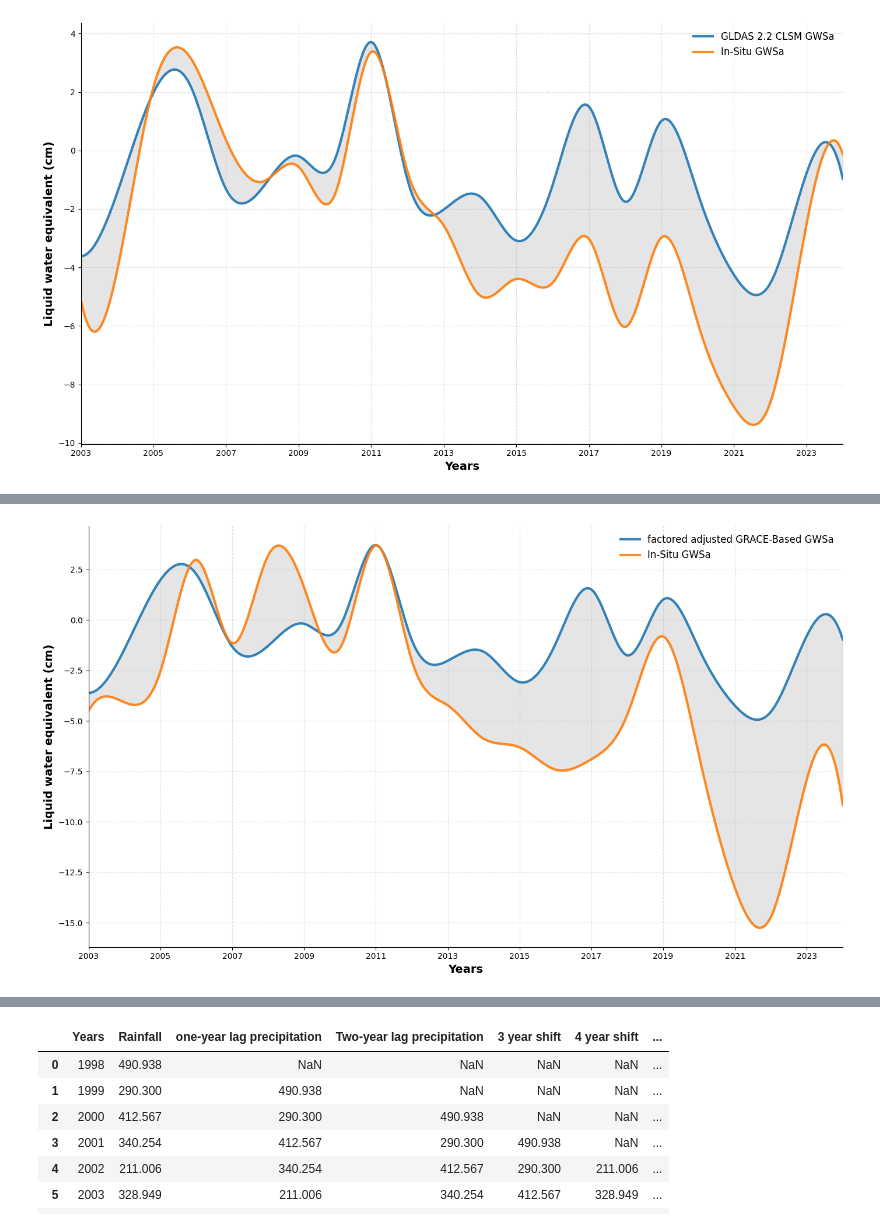
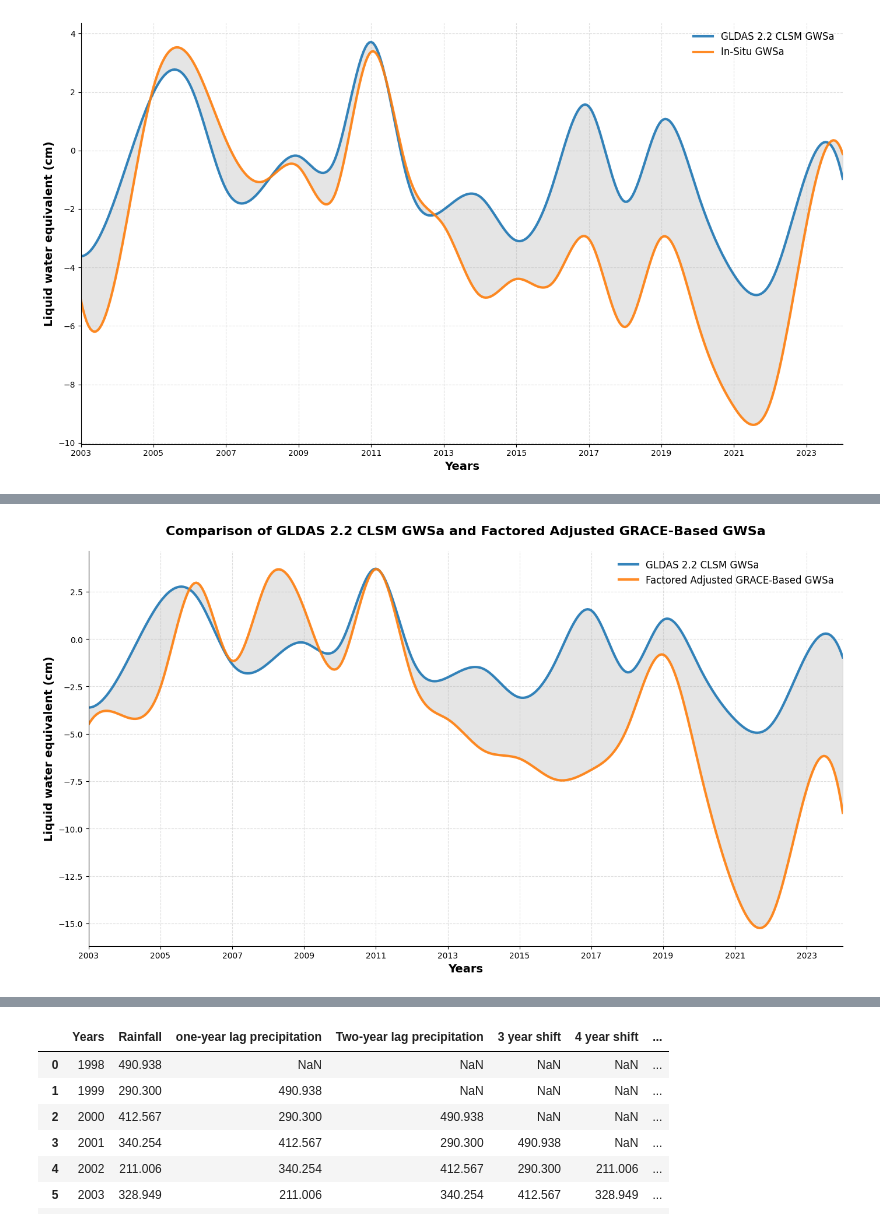
Before and after one commit to anomaitech/GSL-basin, a Jupyter notebook: figures.ipynb, the cells around one changed output, grey strips where cells are left out. Cells and saved outputs as stored; diff of their text form; code cells hidden in the pictures.

```diff
--- a/figures.ipynb
+++ b/figures.ipynb
@@ -708,58 +822,55 @@ import matplotlib.pyplot as plt
 from scipy.interpolate import make_interp_spline
 
 # === Load the data ===
-gldas = pd.read_excel(
-    '/content/region-gwsa-raw-and-adjusted data GSLB.xlsx',
-    sheet_name='GLDAS 2.2'
-)
-
-
+# Data is already loaded as 'gldas' from '/content/region-gwsa-raw-and-adjusted data GSLB.xlsx', sheet_name='GLDAS 2.2'
 
 # === Plot function ===
-def plot_factored_vs_unfactored(df):
+def plot_gldas_factored_comparison(df):
     """
-    Plot Years vs Factored and Unfactored Adjusted GRACE GWSa with smoothing spline,
-    removing NaN values and showing ticks every 2 years.
+    Plot Years vs GLDAS 2.2 CLSM GWSa and factored adjusted GRACE-Based GWSa
+    with smoothing spline, removing NaN values and showing ticks every 2 years.
     """
     plt.style.use('default')
     fig, ax = plt.subplots(figsize=(14, 8))
 
     # Clean data and remove NaNs
     cols = ['Years', 'GLDAS 2.2 CLSM GWSa', 'factored adjusted GRACE-Based GWSa']
-    clean_df = df[cols].dropna(subset=['Years'])
+    clean_df = df[cols].dropna(subset=['Years', 'GLDAS 2.2 CLSM GWSa', 'factored adjusted GRACE-Based GWSa']) # Drop rows with NaN in either of the two key columns
     clean_df['Years'] = pd.to_numeric(clean_df['Years'], errors='coerce')
-    clean_df = clean_df.dropna(subset=['Years'])
     clean_df['GLDAS 2.2 CLSM GWSa'] = pd.to_numeric(clean_df['GLDAS 2.2 CLSM GWSa'], errors='coerce')
-    clean_df['GWDM GWSa'] = pd.to_numeric(clean_df['factored adjusted GRACE-Based GWSa'], errors='coerce')
-    clean_df = clean_df.dropna().sort_values('Years')
+    clean_df['factored adjusted GRACE-Based GWSa'] = pd.to_numeric(clean_df['factored adjusted GRACE-Based GWSa'], errors='coerce')
+    clean_df = clean_df.dropna().sort_values('Years') # Drop any remaining NaNs and sort
 
     # Extract data
     years = clean_df['Years'].values
-    unfactored = clean_df['GLDAS 2.2 CLSM GWSa'].values
-    factored = clean_df['factored adjusted GRACE-Based GWSa'].values
+    gldas_data = clean_df['GLDAS 2.2 CLSM GWSa'].values
+    factored_grace_data = clean_df['factored adjusted GRACE-Based GWSa'].values
 
     # Spline smoothing
     if len(years) >= 3:
         years_smooth = np.linspace(years.min(), years.max(), 400)
-        spline_unfact = make_interp_spline(years, unfactored, k=3)
-        spline_fact = make_interp_spline(years, factored, k=3)
-        unfact_smooth = spline_unfact(years_smooth)
-        fact_smooth = spline_fact(years_smooth)
+        spline_gldas = make_interp_spline(years, gldas_data, k=3)
+        spline_factored_grace = make_interp_spline(years, factored_grace_data, k=3)
+        gldas_smooth = spline_gldas(years_smooth)
+        factored_grace_smooth = spline_factored_grace(years_smooth)
     else:
-        years_smooth, unfact_smooth, fact_smooth = years, unfactored, factored
+        years_smooth, gldas_smooth, factored_grace_smooth = years, gldas_data, factored_grace_data
+
 
     # Plot both smooth lines
-    ax.plot(years_smooth, unfact_smooth, color='#1f77b4', linewidth=3,
-            label='factored adjusted GRACE-Based GWSa', alpha=0.9)
-    ax.plot(years_smooth, fact_smooth, color='#ff7f0e', linewidth=3,
-            label='In-Situ GWSa', alpha=0.9)
+    ax.plot(years_smooth, gldas_smooth, color='#1f77b4', linewidth=3,
+            label='GLDAS 2.2 CLSM GWSa', alpha=0.9)
+    ax.plot(years_smooth, factored_grace_smooth, color='#ff7f0e', linewidth=3,
+            label='Factored Adjusted GRACE-Based GWSa', alpha=0.9)
 
     # Fill subtle difference region
-    ax.fill_between(years_smooth, unfact_smooth, fact_smooth, color='gray', alpha=0.2)
+    ax.fill_between(years_smooth, gldas_smooth, factored_grace_smooth, color='gray', alpha=0.2)
 
     # Axis labels & title
     ax.set_xlabel('Years', fontsize=14, fontweight='bold')
     ax.set_ylabel('Liquid water equivalent (cm)', fontsize=14, fontweight='bold')
+    ax.set_title('Comparison of GLDAS 2.2 CLSM GWSa and Factored Adjusted GRACE-Based GWSa',
+                 fontsize=16, fontweight='bold', pad=20)
 
 
     # Grid and style
@@ -768,10 +879,11 @@ def plot_factored_vs_unfactored(df):
     ax.legend(fontsize=12, frameon=False)
 
     # Set x-axis ticks every 2 years
-    start_year = int(np.floor(clean_df['Years'].min()))
-    end_year = int(np.ceil(clean_df['Years'].max()))
-    ax.set_xticks(np.arange(start_year, end_year + 1, 2))
-    ax.set_xlim(start_year, end_year)
+    if len(years) > 0:
+        start_year = int(np.floor(clean_df['Years'].min()))
+        end_year = int(np.ceil(clean_df['Years'].max()))
+        ax.set_xticks(np.arange(start_year, end_year + 1, 2))
+        ax.set_xlim(start_year, end_year)
 
     plt.tight_layout()
     plt.show()
@@ -780,6 +892,29 @@ def plot_factored_vs_unfactored(df):
 
 
 # === Execute ===
+print("Creating comparison chart for GLDAS 2.2 CLSM GWSa and Factored Adjusted GRACE-Based GWSa...")
 
-fig, ax, clean_df = plot_factored_vs_unfactored(gldas)
+# Pass the gldas dataframe to the plotting function
+fig, ax, clean_df = plot_gldas_factored_comparison(gldas)
+
+# Display data summary for the plotted data
+print(f"\n{'='*60}")
+print("DATA SUMMARY")
+print(f"{'='*60}")
+print(f"Total years with data for both columns: {len(clean_df)}")
+if len(clean_df) > 0:
+    print(f"Year range: {clean_df['Years'].min()} - {clean_df['Years'].max()}")
+    print(f"\nSummary statistics for plotted variables:")
+    for col in ['GLDAS 2.2 CLSM GWSa', 'factored adjusted GRACE-Based GWSa']:
+        mean_val = clean_df[col].mean()
+        std_val = clean_df[col].std()
+        min_val = clean_df[col].min()
+        max_val = clean_df[col].max()
+        print(f"  {col}:")
+        print(f"    Mean: {mean_val:.3f}")
+        print(f"    Std Dev: {std_val:.3f}")
+        print(f"    Min: {min_val:.3f}")
+        print(f"    Max: {max_val:.3f}")
+else:
+    print("No data points available for comparison.")
 # %% [output]
@@ -786 +922 @@ fig, ax, clean_df = plot_factored_vs_unfactored(gldas)
-[figure, old version]
+[figure, new version]
```
Also changed, not shown: parts of 7 cells of this notebook.
